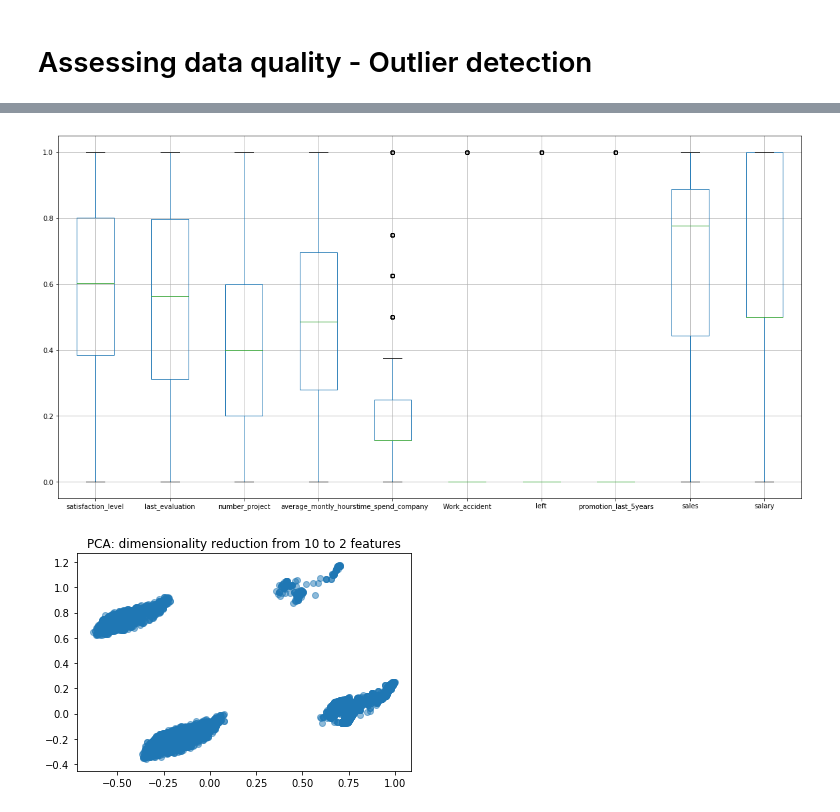
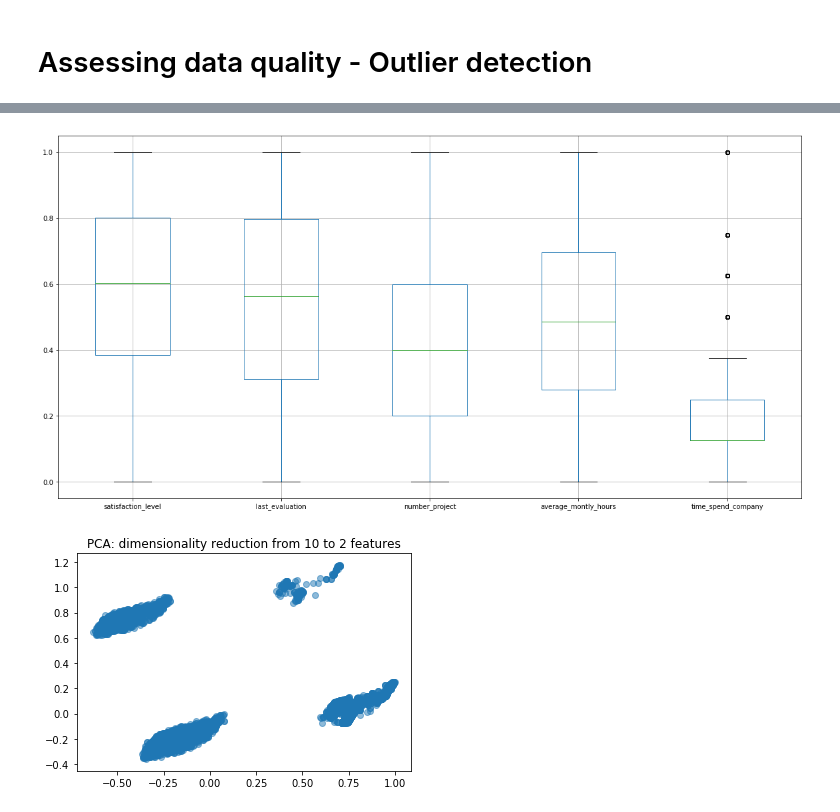
Before and after one commit to noobcode/Data-Mining, a Jupyter notebook: data_understanding.ipynb, the cells around one changed output, grey strips where cells are left out. Saved outputs shown, nothing was run; the diff lists cells and outputs as text; code cells hidden in the pictures.

```diff
--- a/data_understanding.ipynb
+++ b/data_understanding.ipynb
@@ -174,19 +187,19 @@ df_01_scaled.head()
 # %%
 # box plots
 # dictionary key = boxes, medians, whiskers, caps, fliers
 #box_plot_dict = plt.boxplot([row for row in X_scaled], labels=[df.columns])
 #df_01_scaled.boxplot(figsize=(50,10))
 
 # Create a figure instance
 fig = plt.figure(1, figsize=(20, 10))
 
 # Create the boxplot
-df_01_scaled.boxplot()
+df_01_scaled[numerical_features].boxplot()
 
 # Save the figure
-fig.savefig('fig1.png', bbox_inches='tight')
+fig.savefig('images/boxplot_numerical_features.png', bbox_inches='tight')
 # %% [output]
-[figure, old version]
+[figure, new version]
 # %%
 # outliers in time_spend_companies correspond to the values with the less frequency in the histogram.
 # box plots for 0-1 features are not particularly interesting.
```
Also changed, not shown: parts of 15 cells of this notebook, 3 other files.
